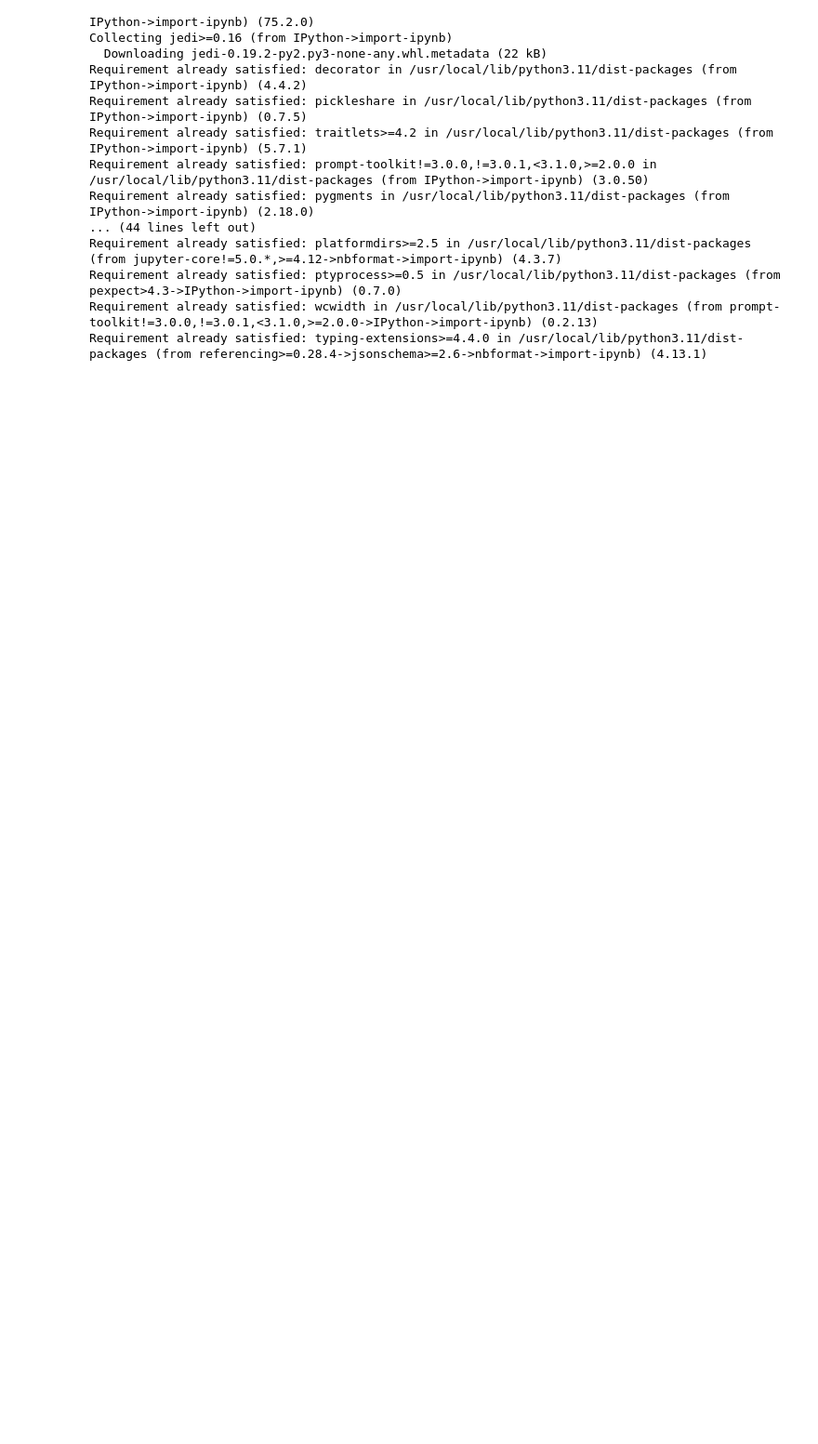
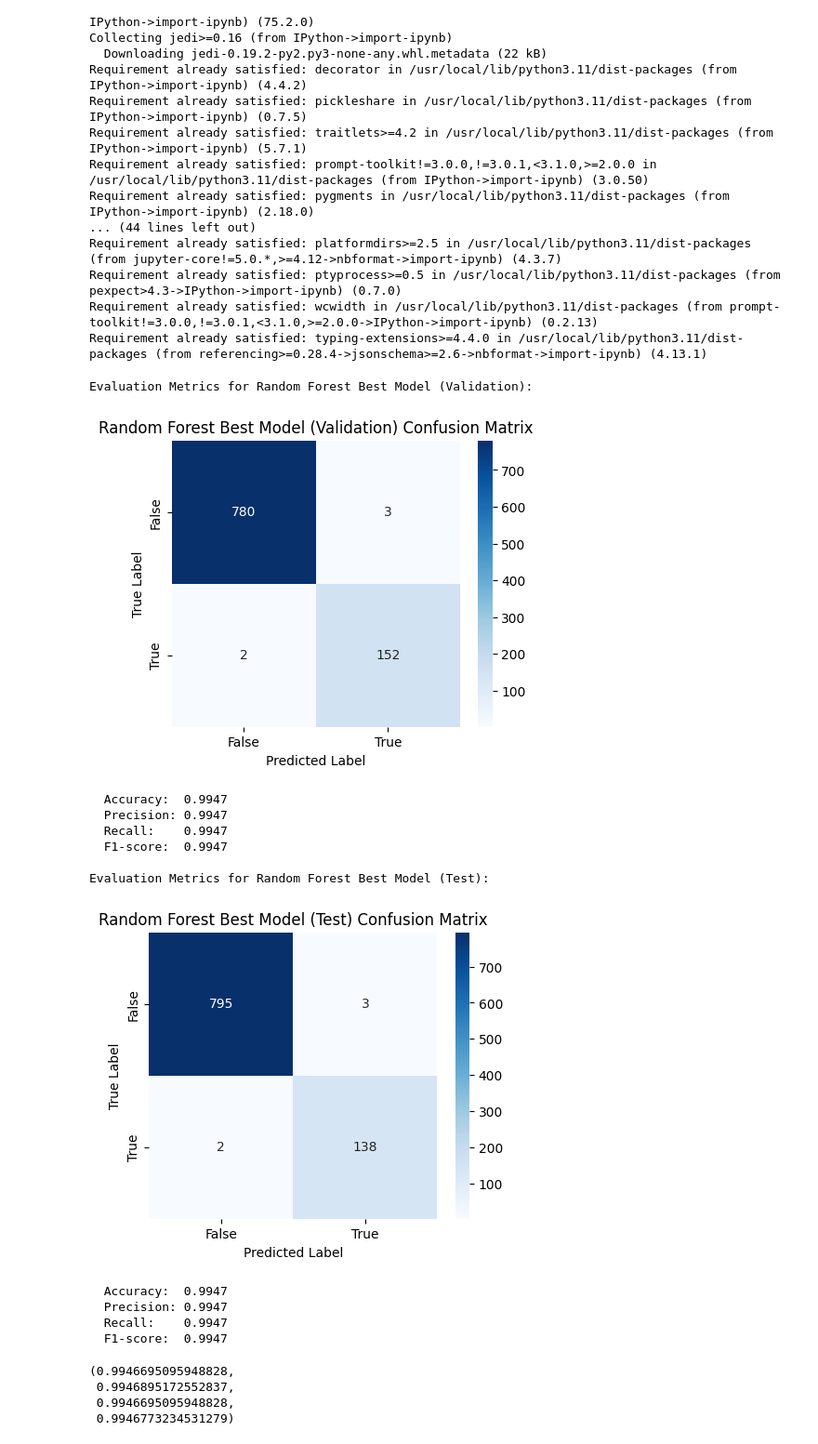
Before and after one commit to PriyanshuRao-code/AI-Lab-Project, a Jupyter notebook: FCNN_analysis.ipynb, the cells around one changed output. Shown at 93% size. Saved outputs shown, nothing was run; the diff lists cells and outputs as text; code cells hidden in the pictures; blank space fills up the shorter version.

```diff
--- a/FCNN_analysis.ipynb
+++ b/FCNN_analysis.ipynb
@@ -55,0 +81,2 @@ from sklearn.metrics import accuracy_score, precision_score, recall_score, f1_sc
+# %%
+df = pd.read_csv("24.csv")
@@ -55,0 +301,22 @@ from sklearn.metrics import accuracy_score, precision_score, recall_score, f1_sc
+# %%
+df_train, df_valid, df_test = data_random_forest(df)
+# %%
+def train_model_random_forest(df_train, df_valid, df_test, target_column="Hazardous", n_estimators=100, random_state=42):
+
+    X_train, y_train, X_valid, y_valid, X_test, y_test = x_y_separation(df_train, df_valid, df_test)
+
+    X_train_rf = np.array(X_train)
+    X_valid_rf = np.array(X_valid)
+    X_test_rf = np.array(X_test)
+
+    y_train_rf = np.array(y_train)
+    y_valid_rf = np.array(y_valid)
+    y_test_rf = np.array(y_test)
+
+    random_forest = RandomForestClassifier(n_estimators=n_estimators, random_state=random_state)
+    random_forest.fit(X_train_rf, y_train_rf)
+
+    y_valid_pred_rf = random_forest.predict(X_valid_rf)
+    y_test_pred_rf = random_forest.predict(X_test_rf)
+
+    return random_forest, y_valid_rf, y_test_rf, y_valid_pred_rf, y_test_pred_rf,X_test
@@ -55,0 +364,37 @@ from sklearn.metrics import accuracy_score, precision_score, recall_score, f1_sc
+# %%
+random_forest, y_valid_rf, y_test_rf, y_valid_pred_rf, y_test_pred_rf,X_test = train_model_random_forest(df_train, df_valid, df_test, target_column="Hazardous", n_estimators=100, random_state=42)
+# Validation set
+evaluate_model(
+    y_valid_rf,
+    y_valid_pred_rf,
+    model_name="Random Forest Best Model (Validation)",
+    save=True,
+    filename="rf_validation_confusion.png"
+)
+
+# Test set
+evaluate_model(
+    y_test_rf,
+    y_test_pred_rf,
+    model_name="Random Forest Best Model (Test)",
+    save=True,
+    filename="rf_test_confusion.png"
+)
+# %% [output]
+Evaluation Metrics for Random Forest Best Model (Validation):
+[figure, added]
+  Accuracy:  0.9947
+  Precision: 0.9947
+  Recall:    0.9947
+  F1-score:  0.9947
+
+Evaluation Metrics for Random Forest Best Model (Test):
+[figure, added]
+  Accuracy:  0.9947
+  Precision: 0.9947
+  Recall:    0.9947
+  F1-score:  0.9947
+(0.9946695095948828,
+ 0.9946895172552837,
+ 0.9946695095948828,
+ 0.9946773234531279)
```
Also changed, not shown: parts of 26 cells of this notebook.
